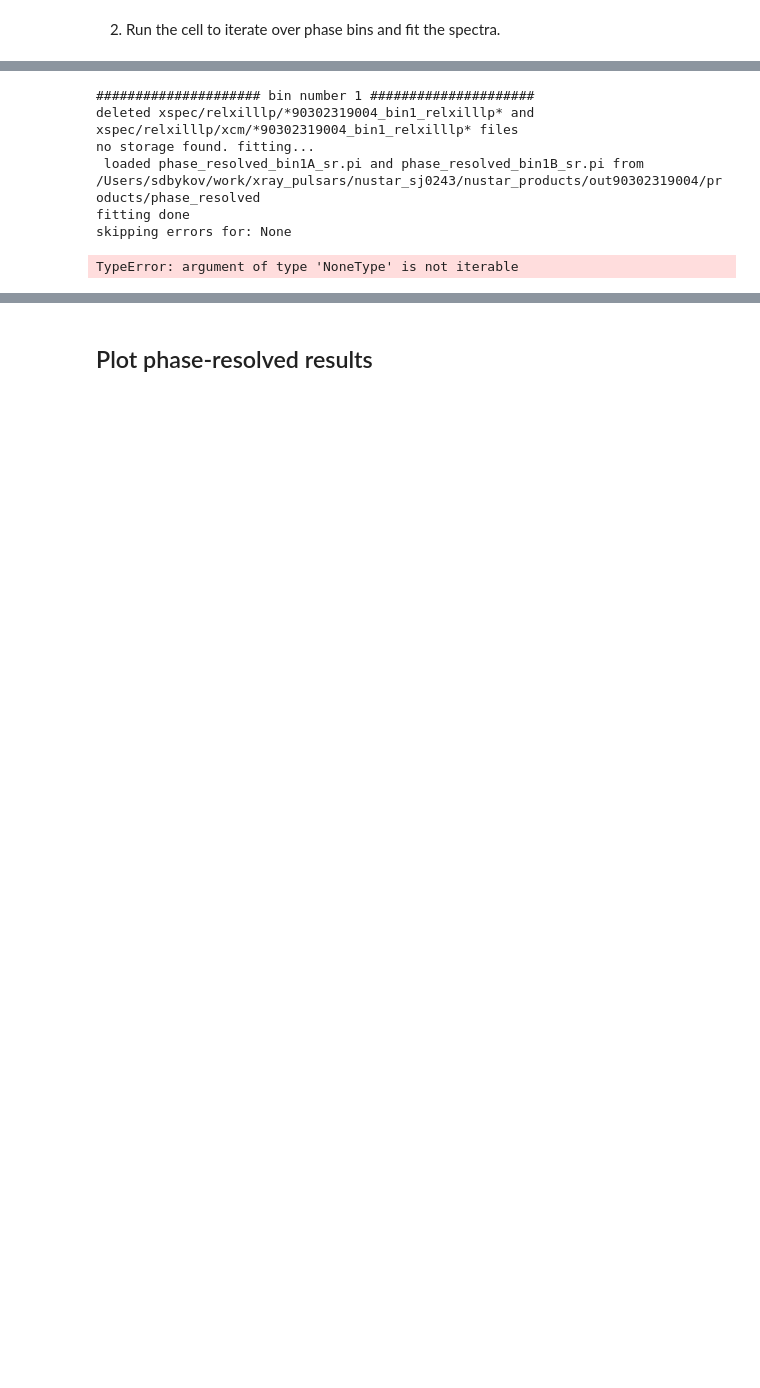
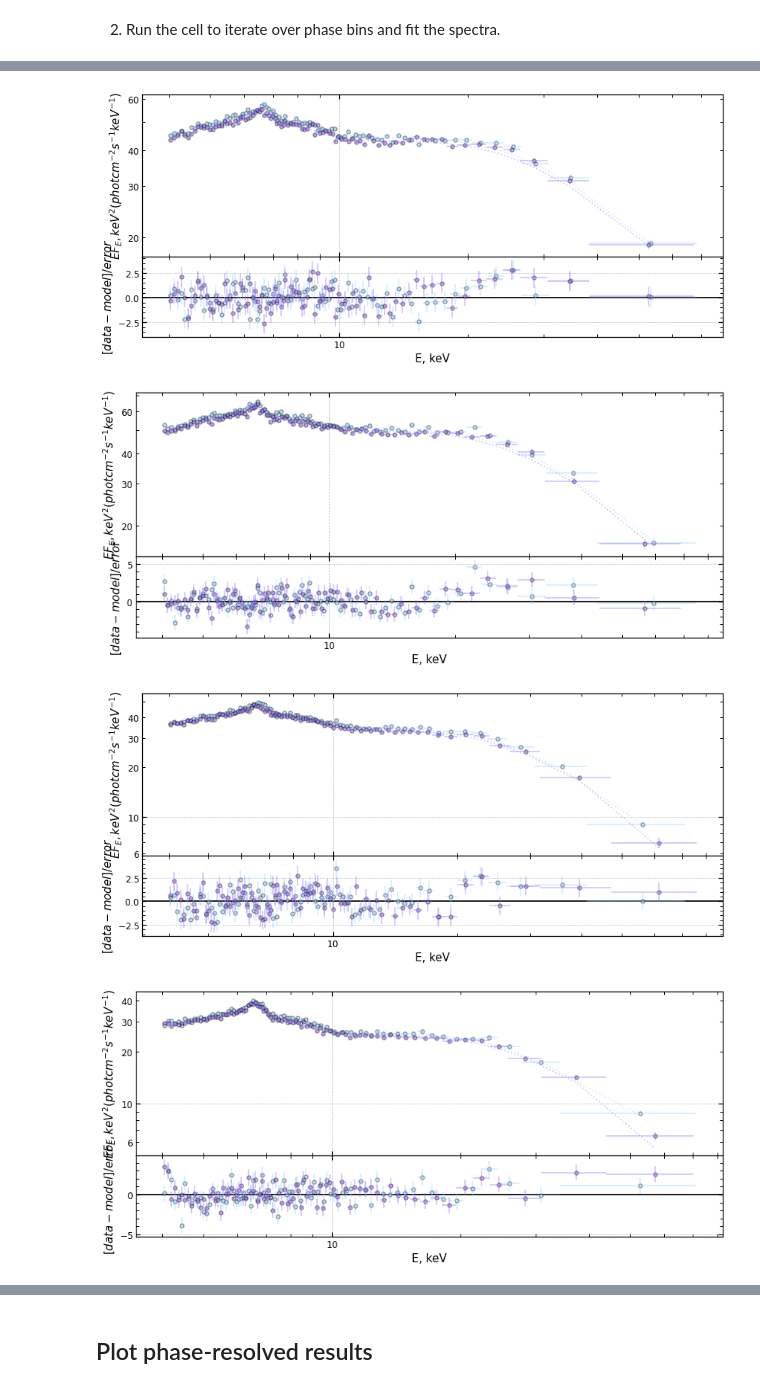
Before and after one commit to SergeiDBykov/nustar_sj0243, a Jupyter notebook: data_analysis/model_relxilllp/relxilllp_90302319004.ipynb, the cells around one changed output, grey strips where cells are left out. Drawn from its saved outputs; the diff is of its cells as text; code cells hidden in the pictures; blank space fills up the shorter version.

```diff
--- a/data_analysis/model_relxilllp/relxilllp_90302319004.ipynb
+++ b/data_analysis/model_relxilllp/relxilllp_90302319004.ipynb
@@ -111,8 +123,8 @@ model.relxilllp.Rin.frozen = True
 # %% [markdown]
 2. Run the cell to iterate over phase bins and fit the spectra.
 # %%
-for binnum in range(1,3):
+for binnum in range(1,11):
     print(f'##################### bin number {binnum} #####################')
     binnum = str(binnum)
-    bb_pars = fit_spectra(model = model, model_name = model_name, prefix = f'{ObsID}_bin{binnum}', dataset=f'phase_resolved_bin{binnum}', rewrite = True, calc_errors=True)
+    bb_pars = fit_spectra(model = model, model_name = model_name, prefix = f'{ObsID}_bin{binnum}', dataset=f'phase_resolved_bin{binnum}', rewrite = True, calc_errors=calc_errors)
 # %% [output]
@@ -136,7 +148,4 @@ SyntaxError: expected ':'
-##################### bin number 1 #####################
-deleted xspec/relxilllp/*90302319004_bin1_relxilllp* and xspec/relxilllp/xcm/*90302319004_bin1_relxilllp* files
-no storage found. fitting...
- loaded phase_resolved_bin1A_sr.pi and phase_resolved_bin1B_sr.pi from /Users/sdbykov/work/xray_pulsars/nustar_sj0243/nustar_products/out90302319004/products/phase_resolved
-fitting done
-skipping errors for: None
-TypeError: argument of type 'NoneType' is not iterable
+[figure, added]
+[figure, added]
+[figure, added]
+[figure, added]
```
Also changed, not shown: parts of 6 cells of this notebook, 10 other files.
